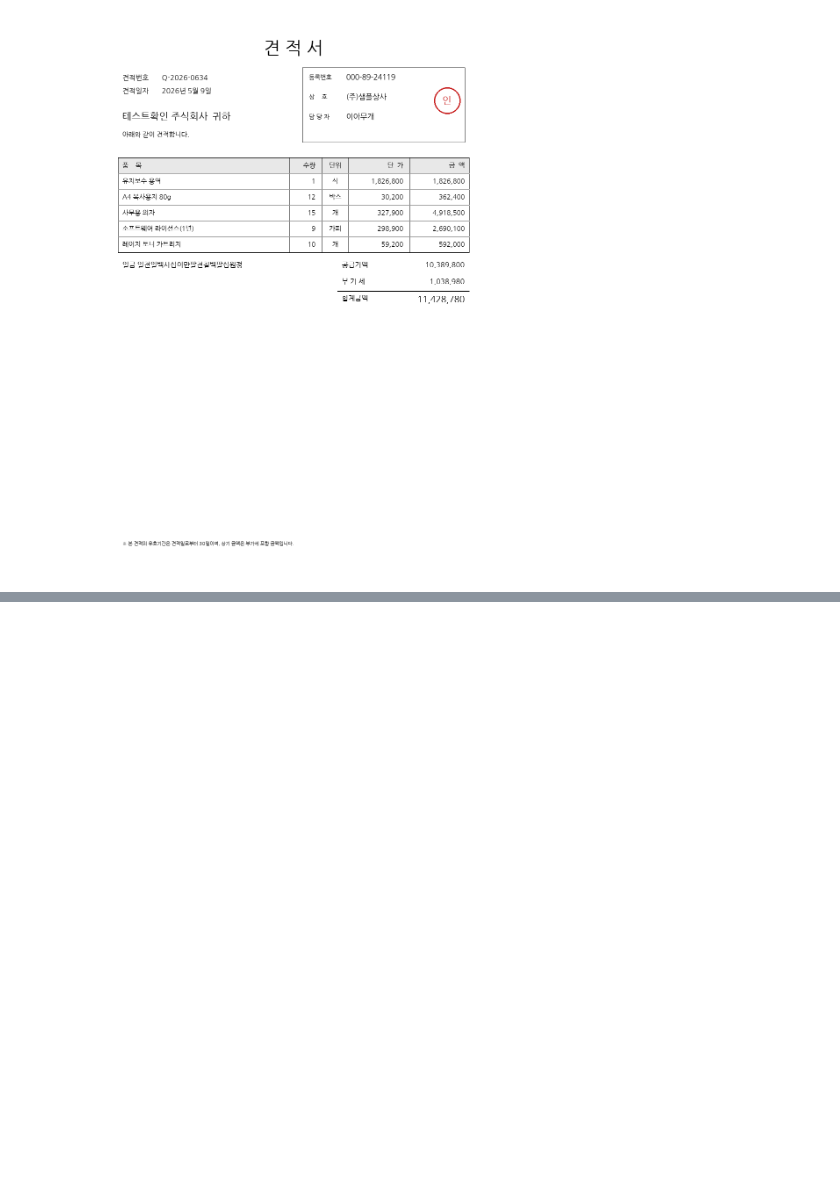
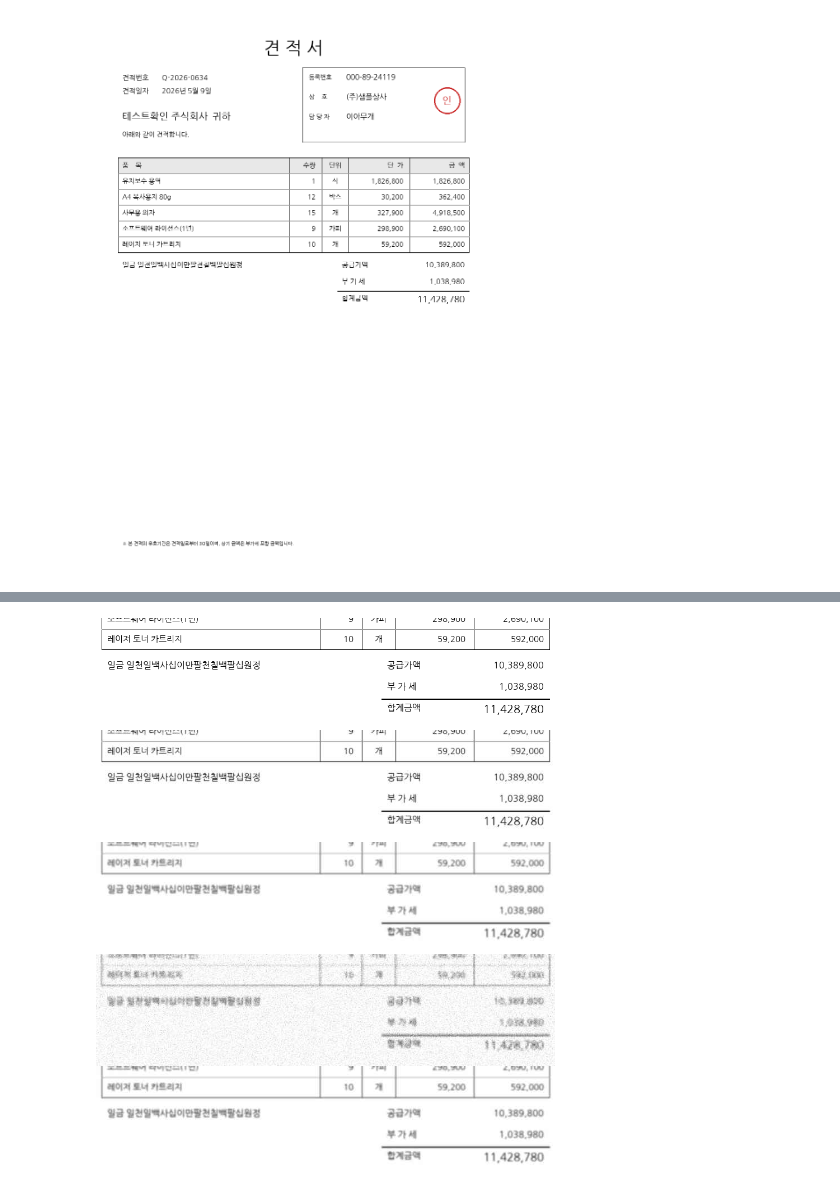
Before and after one commit to songwookun/img-vlm-extractor, a Jupyter notebook: notebooks/02_role_split.ipynb, the cells around one changed output, grey strips where cells are left out. Saved outputs shown, nothing was run; the diff lists cells and outputs as text; code cells hidden in the pictures; blank space fills up the shorter version.

```diff
--- a/notebooks/02_role_split.ipynb
+++ b/notebooks/02_role_split.ipynb
@@ -246,0 +255,42 @@ _img
+# %%
+import io
+import numpy as np
+from PIL import ImageFilter
+
+def _jpeg(img, quality):
+    """메신저·메일로 오가며 압축된 이미지"""
+    buf = io.BytesIO(); img.save(buf, "JPEG", quality=quality); buf.seek(0)
+    return Image.open(buf).convert("RGB")
+
+def degrade(img, level: str, seed: int = 0) -> Image.Image:
+    """L0 원본 · L0.5 약한 흔들림 · L1 흔들림+압축 · L2 저해상도+노이즈 · L3 얼룩. seed 고정 → 같은 이미지"""
+    rng = np.random.default_rng(seed)
+    w, h = img.size
+    if level == "L0":
+        return img.copy()
+    if level == "L0.5":                       # L1 의 절반 — OCR 이 무너지기 직전 구간을 보려고
+        return _jpeg(img.filter(ImageFilter.GaussianBlur(0.6)), 60)
+    if level == "L1":
+        return _jpeg(img.filter(ImageFilter.GaussianBlur(1.2)), 30)
+    if level == "L2":
+        small = img.resize((w // 3, h // 3), Image.BILINEAR).resize((w, h), Image.BILINEAR)   # 크기 복원 → bbox 유지
+        a = np.asarray(small, dtype=np.int16) + rng.normal(0, 18, (h, w, 1)).astype(np.int16)
+        return _jpeg(Image.fromarray(np.clip(a, 0, 255).astype(np.uint8)), 40)
+    if level == "L3":
+        out = degrade(img, "L1", seed).convert("RGBA")
+        layer = Image.new("RGBA", (w, h), (0, 0, 0, 0)); ld = ImageDraw.Draw(layer)
+        for _ in range(4):
+            x, y, r = rng.integers(0, w), rng.integers(0, h), rng.integers(40, 120)
+            ld.ellipse((x - r, y - r, x + r, y + r), fill=(120, 80, 40, 90))
+        return Image.alpha_composite(out, layer).convert("RGB")
+    raise ValueError(level)   # 오타가 조용히 원본으로 넘어가지 않게
+
+# 미리보기 — 같은 영역(표 아래 ~ 합계)을 단계별로
+LEVELS = ["L0", "L0.5", "L1", "L2", "L3"]
+_box = (40, 480, 860, 680)
+_strip = Image.new("RGB", (_box[2] - _box[0], (_box[3] - _box[1]) * len(LEVELS)), "white")
+for i, lv in enumerate(LEVELS):
+    _strip.paste(degrade(_img, lv, seed=0).crop(_box), (0, i * (_box[3] - _box[1])))
+_strip
+# %% [output]
+[figure, added]
```
Also changed, not shown: parts of 7 cells of this notebook, 1 other file.
